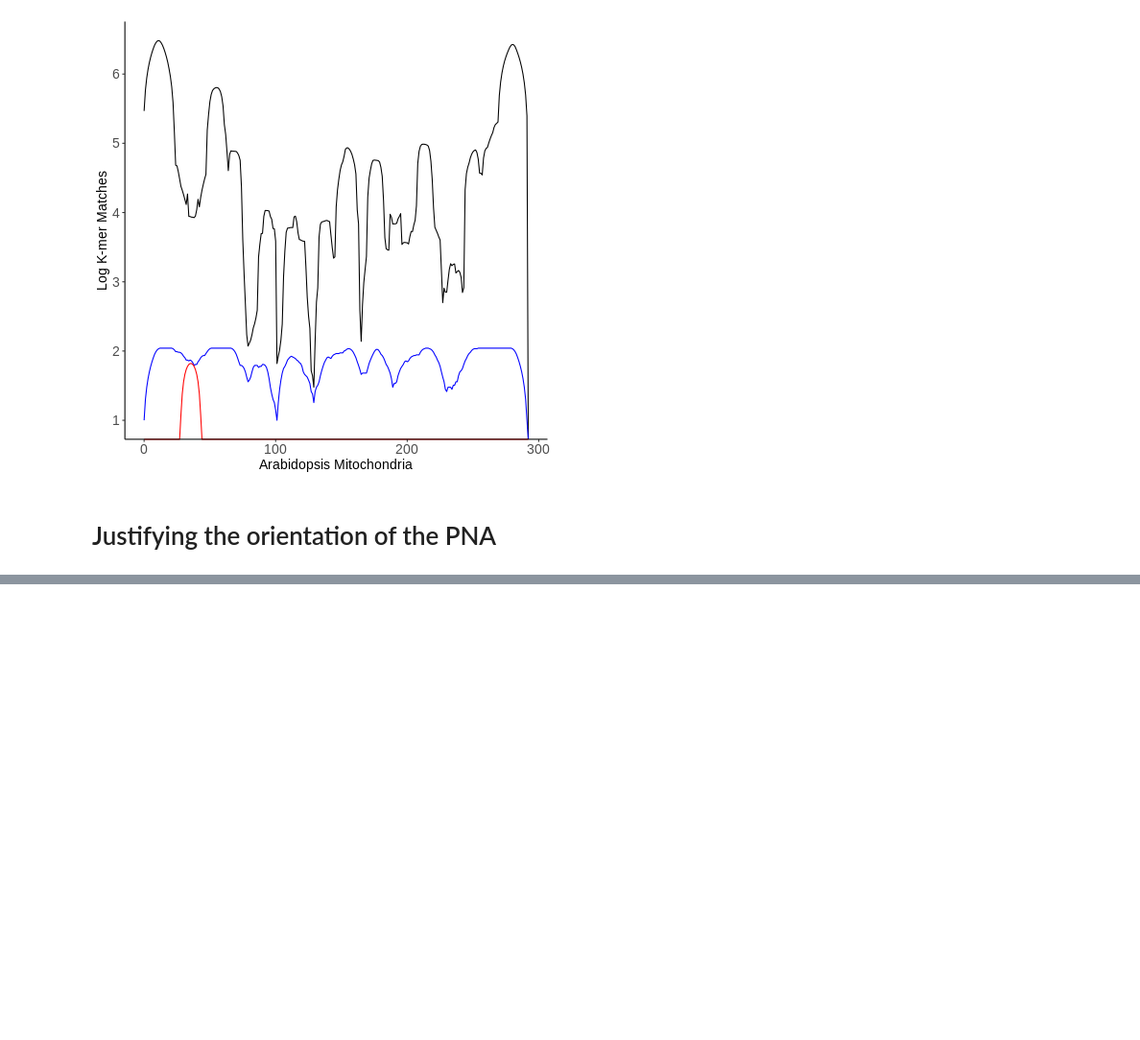
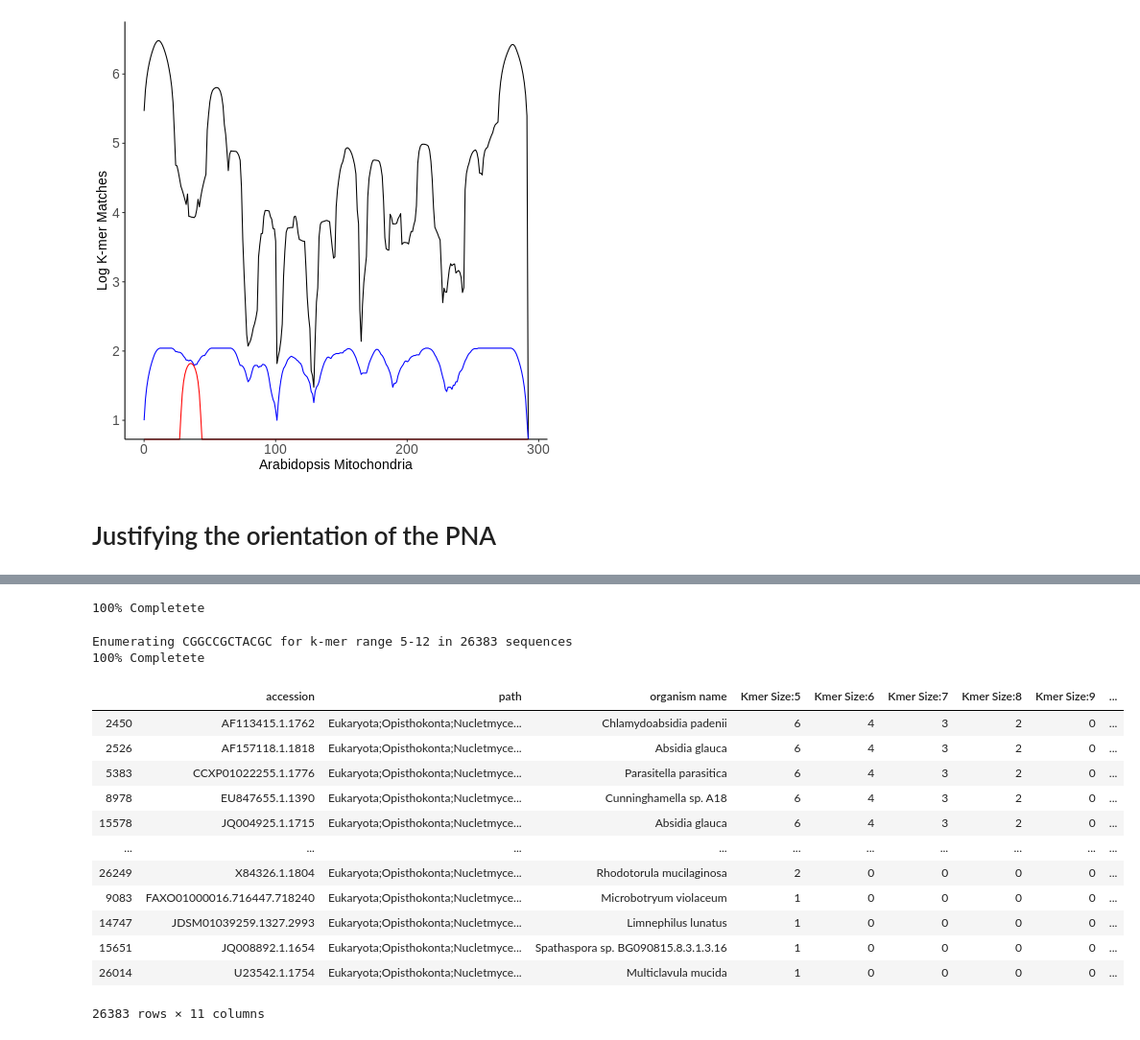
Before and after one commit to SEpapoulis/MAPT, a Jupyter notebook: Moccia_PNA/Moccia_PNA.ipynb, the cells around one changed output, grey strips where cells are left out. Shown at 96% size. Cells and saved outputs as stored; diff of their text form; code cells hidden in the pictures; blank space fills up the shorter version.

```diff
--- a/Moccia_PNA/Moccia_PNA.ipynb
+++ b/Moccia_PNA/Moccia_PNA.ipynb
@@ -216,0 +284,51 @@ Enumerating GCCGGCGATGCG for k-mer range 8-12 in 29123 sequences
+# %%
+#preping fungal sequences
+F='GTGYCAGCMGCCGCGGTAA'
+R='CCGYCAATTYMTTTRAGTTT'
+gPNA = "CGGCCGCTACGC"
+accessions = silva.get_accessions(Fungi)
+fungi_seqs=silva.get_seqs(accessions)
+fungi_V4=[]
+numfungi=len(fungi_seqs)
+for i,entry in enumerate(fungi_seqs):
+    print("{}% Complete".format(str(round(i/numfungi*100,2))),end='\r')
+
+    accession,seq=entry
+    try:
+        V4 = pna_designer.InSilico_PCR.sim_amplify(F,R,seq)
+    except pna_designer.InSilico_PCR.PrimerError:
+        V4=''
+    if V4:
+        fungi_V4.append((accession,V4))
+print("100% Complete")
+# %% [output]
+100% Completete
+# %%
+krng=(5,12)
+dat = Identify_Collateral(gPNA,fungi_V4,krng,F,R)
+# %% [output]
+Enumerating CGGCCGCTACGC for k-mer range 5-12 in 26383 sequences
+100% Completete
+# %%
+df = pd.DataFrame(dat)
+krng_col = ['Kmer Size:'+str(el) for el in list((range(krng[0],krng[1]+1)))]
+df.columns = ['accession','path','organism name']+krng_col
+krng_col.reverse()
+df = df.sort_values(by=krng_col,ascending=False)
+df.to_csv('data/fungi_kmers_gPNAmatches.csv',index=False)
+# %%
+df
+# %% [output]
+|  | accession | path | organism name | Kmer Size:5 | Kmer Size:6 | Kmer Size:7 | Kmer Size:8 | Kmer Size:9 | ... |
+| 2450 | AF113415.1.1762 | Eukaryota;Opisthokonta;Nucletmyce... | Chlamydoabsidia padenii | 6 | 4 | 3 | 2 | 0 | ... |
+| 2526 | AF157118.1.1818 | Eukaryota;Opisthokonta;Nucletmyce... | Absidia glauca | 6 | 4 | 3 | 2 | 0 | ... |
+| 5383 | CCXP01022255.1.1776 | Eukaryota;Opisthokonta;Nucletmyce... | Parasitella parasitica | 6 | 4 | 3 | 2 | 0 | ... |
+| 8978 | EU847655.1.1390 | Eukaryota;Opisthokonta;Nucletmyce... | Cunninghamella sp. A18 | 6 | 4 | 3 | 2 | 0 | ... |
+| 15578 | JQ004925.1.1715 | Eukaryota;Opisthokonta;Nucletmyce... | Absidia glauca | 6 | 4 | 3 | 2 | 0 | ... |
+| ... | ... | ... | ... | ... | ... | ... | ... | ... | ... |
+| 26249 | X84326.1.1804 | Eukaryota;Opisthokonta;Nucletmyce... | Rhodotorula mucilaginosa | 2 | 0 | 0 | 0 | 0 | ... |
+| 9083 | FAXO01000016.716447.718240 | Eukaryota;Opisthokonta;Nucletmyce... | Microbotryum violaceum | 1 | 0 | 0 | 0 | 0 | ... |
+| 14747 | JDSM01039259.1327.2993 | Eukaryota;Opisthokonta;Nucletmyce... | Limnephilus lunatus | 1 | 0 | 0 | 0 | 0 | ... |
+| 15651 | JQ008892.1.1654 | Eukaryota;Opisthokonta;Nucletmyce... | Spathaspora sp. BG090815.8.3.1.3.16 | 1 | 0 | 0 | 0 | 0 | ... |
+| 26014 | U23542.1.1754 | Eukaryota;Opisthokonta;Nucletmyce... | Multiclavula mucida | 1 | 0 | 0 | 0 | 0 | ... |
+26383 rows × 11 columns
```
Also changed, not shown: parts of 15 cells of this notebook, 2 other files.
